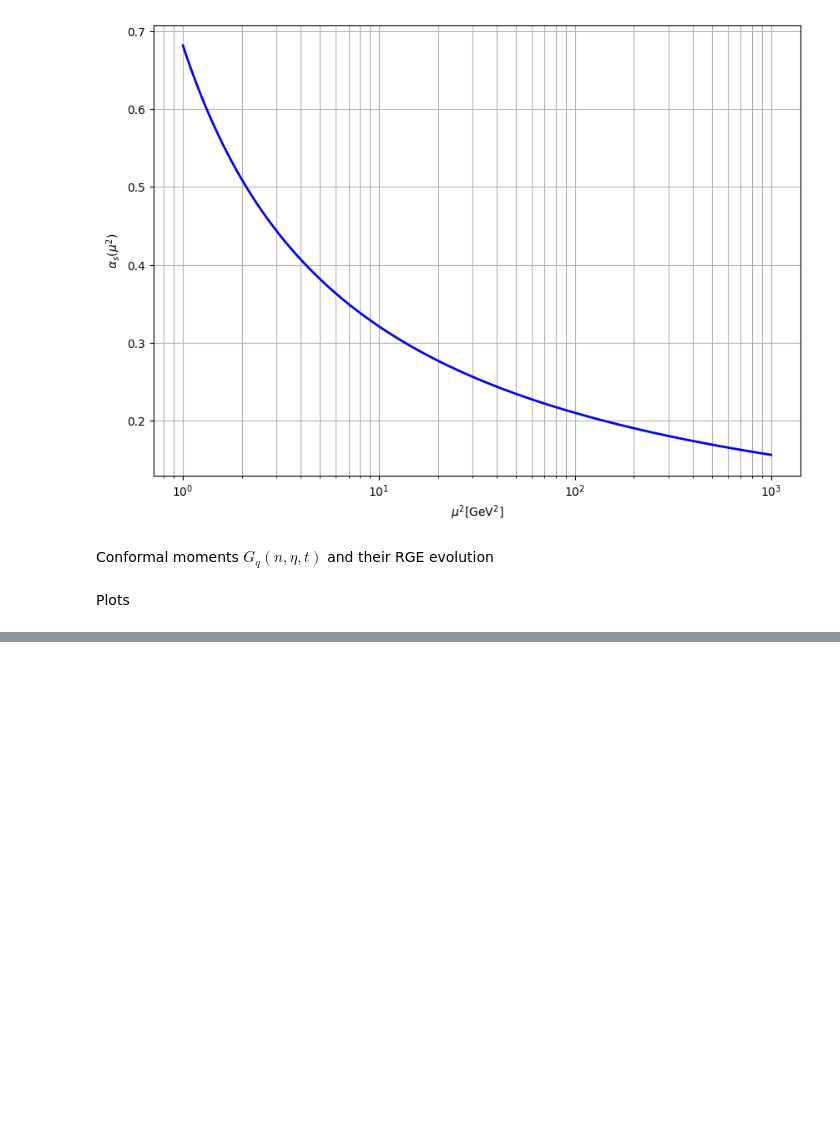
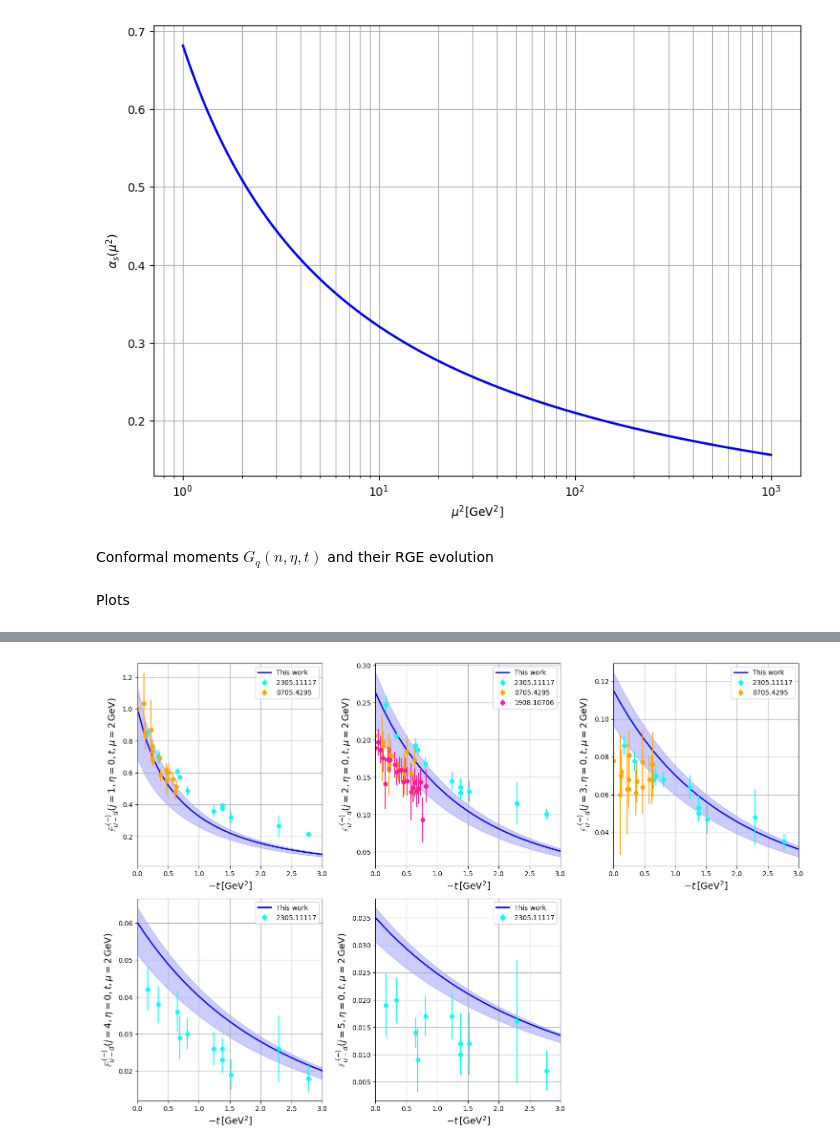
Before and after one commit to HechenMountain/stringy-gpds, a Jupyter notebook: MSTWpdf.ipynb, the cells around one changed output, grey strips where cells are left out. Saved outputs shown, nothing was run; the diff lists cells and outputs as text; code cells hidden in the pictures; blank space fills up the shorter version.

```diff
--- a/MSTWpdf.ipynb
+++ b/MSTWpdf.ipynb
@@ -170,13 +167,16 @@ def Fn0_errors(n, moment_type, moment_label, pub_id):
 for ID in publication_mapping:
     moment_type = "NonSingletIsovector"
     #moment_type = "NonSingletIsoscalar"
-    moment_label = "B"
+    moment_label = "A"
 
     print(f"Publication ID: {ID}")
 
     # Get the t_values and check if it's valid
     t_vals = t_values(moment_type, moment_label, ID)
-    print("t_values:", t_vals)
+    if t_vals is not None:
+        print("t_values:", t_vals)
+    else:
+        continue
 
     # Iterate through n from 1 to 5
     for n in range(1, 6):
@@ -937,0 +947,8 @@ del moment_type, moment_label
+# %%
+y_label = "$\\mathbb{{F}}_{{u-d}}^{{\,\,(-)}}$"
+moment_type = "NonSingletIsovector"
+moment_label = "A"
+
+plot_moments(moment_type, moment_label,y_label,3,25)
+# %% [output]
+[figure, added]
```
Also changed, not shown: parts of 8 cells of this notebook.
